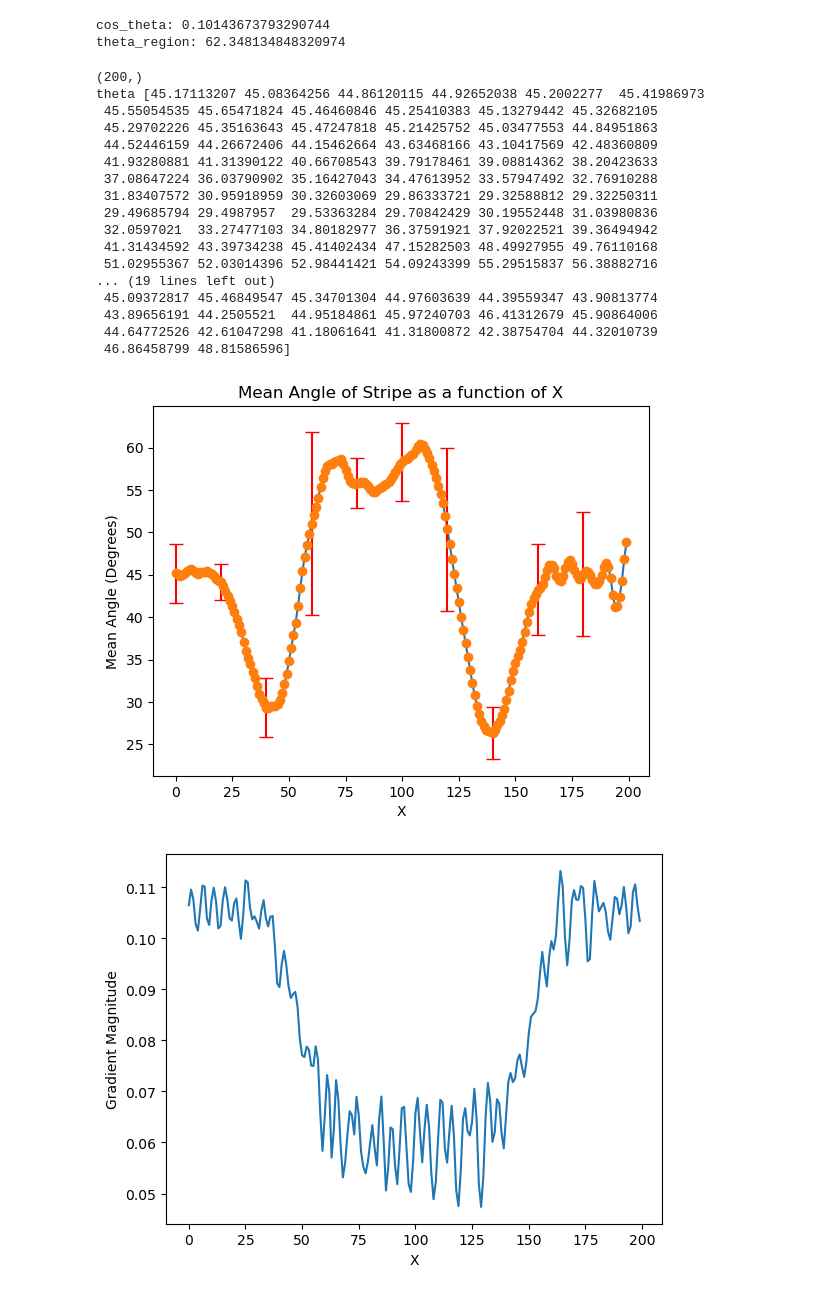
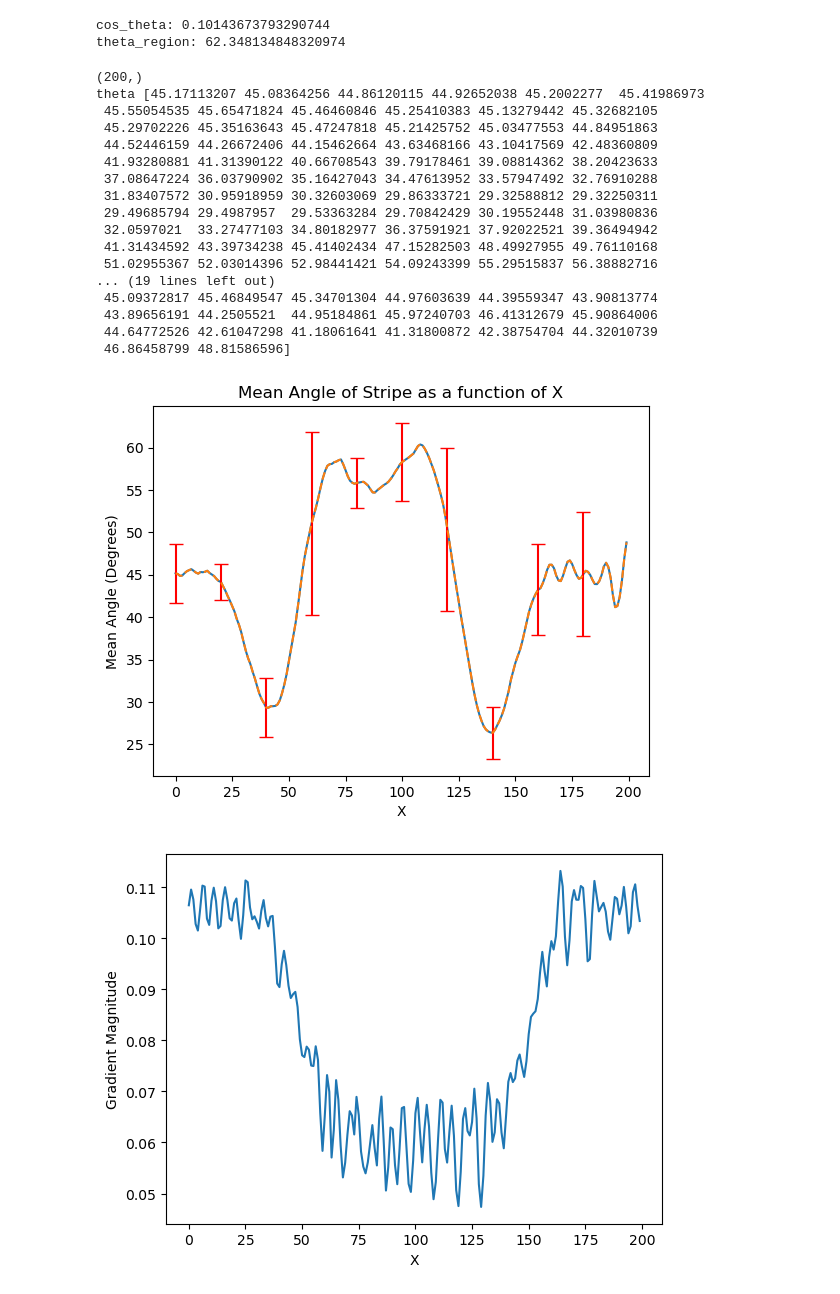
Before and after one commit to swetanssinha-cloud/Turing_Patterns_with_Gray_Scott_Spatial_Heterogeneity, a Jupyter notebook: 1D_tanh.ipynb, the cells around one changed output. Cells and saved outputs as stored; diff of their text form; code cells hidden in the pictures.

```diff
--- a/1D_tanh.ipynb
+++ b/1D_tanh.ipynb
@@ -383,35 +383,35 @@ for i in range(0, len(solve_for_theta(dVx, dVy)), 1):
 
 
 print('theta', theta_to_plot)
 
 
 plt.figure()
 plt.plot(x, theta_to_plot)
 ##Putting error bars:
-plt.errorbar(x, theta_to_plot, yerr=error_to_plot, fmt='o', ecolor='red', capsize=5, errorevery = 20)
+plt.errorbar(x, theta_to_plot, yerr=error_to_plot, fmt='--', ecolor='red', capsize=5, errorevery = 20)
 plt.xlabel('X')
 plt.ylabel('Mean Angle (Degrees)')
 plt.title('Mean Angle of Stripe as a function of X')
 plt.show()
 # %% [output]
 (200,)
 theta [45.17113207 45.08364256 44.86120115 44.92652038 45.2002277  45.41986973
  45.55054535 45.65471824 45.46460846 45.25410383 45.13279442 45.32682105
  45.29702226 45.35163643 45.47247818 45.21425752 45.03477553 44.84951863
  44.52446159 44.26672406 44.15462664 43.63468166 43.10417569 42.48360809
  41.93280881 41.31390122 40.66708543 39.79178461 39.08814362 38.20423633
  37.08647224 36.03790902 35.16427043 34.47613952 33.57947492 32.76910288
  31.83407572 30.95918959 30.32603069 29.86333721 29.32588812 29.32250311
  29.49685794 29.4987957  29.53363284 29.70842429 30.19552448 31.03980836
  32.0597021  33.27477103 34.80182977 36.37591921 37.92022521 39.36494942
  41.31434592 43.39734238 45.41402434 47.15282503 48.49927955 49.76110168
  51.02955367 52.03014396 52.98441421 54.09243399 55.29515837 56.38882716
 ... (19 lines left out)
  45.09372817 45.46849547 45.34701304 44.97603639 44.39559347 43.90813774
  43.89656191 44.2505521  44.95184861 45.97240703 46.41312679 45.90864006
  44.64772526 42.61047298 41.18061641 41.31800872 42.38754704 44.32010739
  46.86458799 48.81586596]
-[figure, old version]
+[figure, new version]
 # %%
 grad_mag = np.sqrt(dVx**2 + dVy**2)
 mean_grad_mag = np.mean(grad_mag, axis=0)
```
